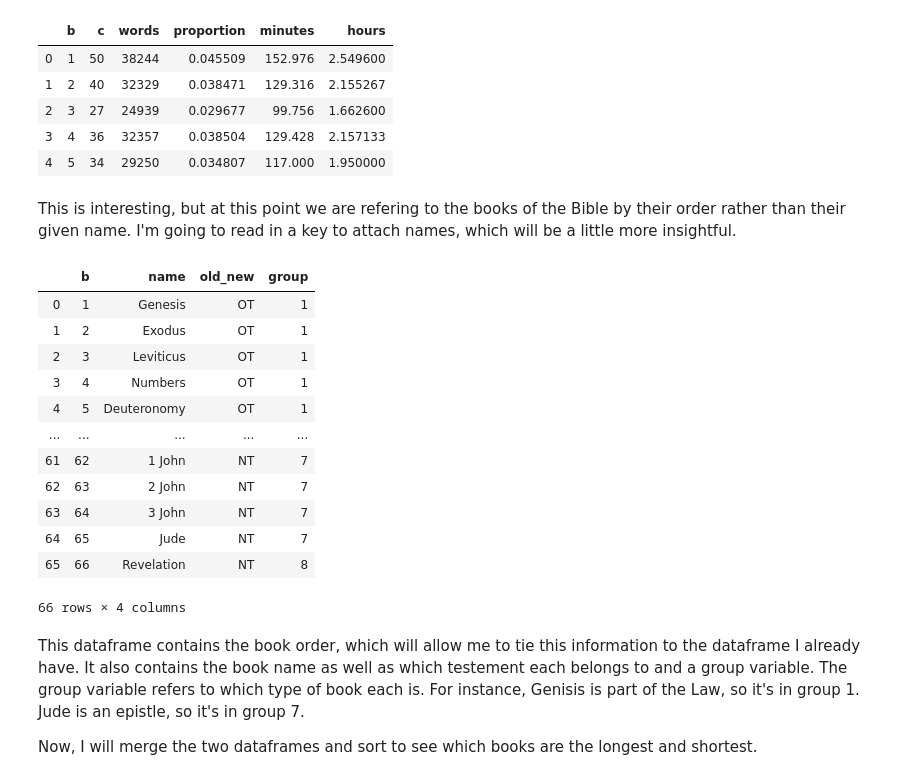
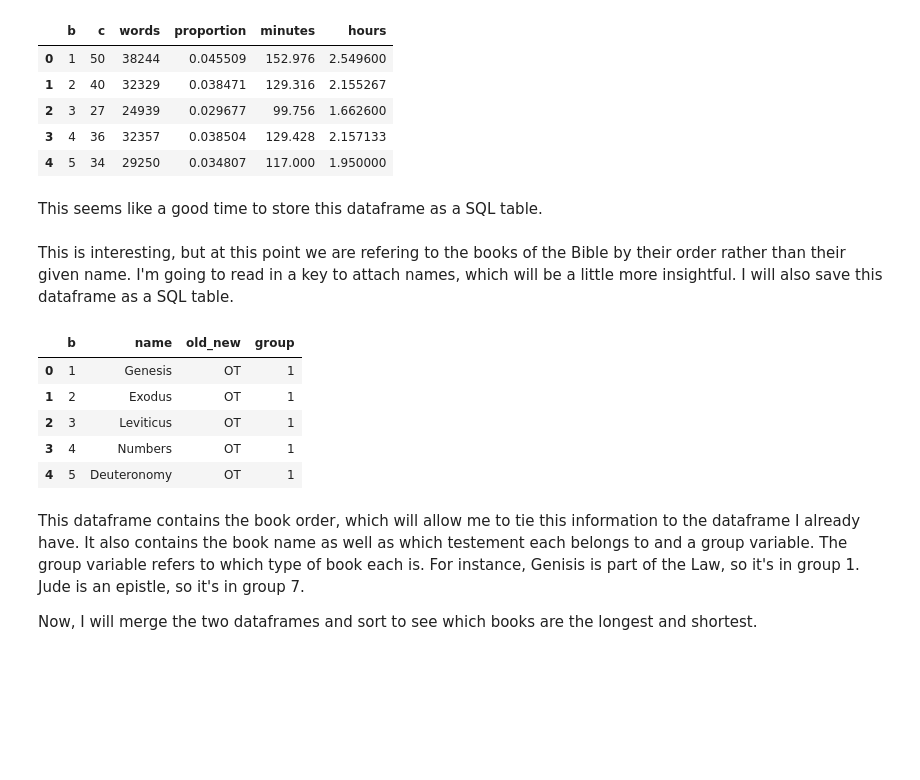
Before and after one commit to davidbusby18/Bible-Research, a Jupyter notebook: 001 - Basic Bible Analytics.ipynb, the cells around one changed output. Saved outputs shown, nothing was run; the diff lists cells and outputs as text; code cells hidden in the pictures; blank space fills up the shorter version.

```diff
--- a/001 - Basic Bible Analytics.ipynb
+++ b/001 - Basic Bible Analytics.ipynb
@@ -104,3 +142,5 @@ books.head()
 | 2 | 3 | 27 | 24939 | 0.029677 | 99.756 | 1.662600 |
 | 3 | 4 | 36 | 32357 | 0.038504 | 129.428 | 2.157133 |
 | 4 | 5 | 34 | 29250 | 0.034807 | 117.000 | 1.950000 |
+# %% [markdown]
+This seems like a good time to store this dataframe as a SQL table.
@@ -107,22 +149,17 @@ books.head()
 # %% [markdown]
-This is interesting, but at this point we are refering to the books of the Bible by their order rather than their given name. I'm going to read in a key to attach names, which will be a little more insightful.
+This is interesting, but at this point we are refering to the books of the Bible by their order rather than their given name. I'm going to read in a key to attach names, which will be a little more insightful. I will also save this dataframe as a SQL table.
 # %%
 book_key = pd.read_csv(r'C:\Bible Research\key_english.csv')
-book_key
+book_key.to_sql('book_key', conn, if_exists='replace', index=False)
-# %% [output]
-|  | b | name | old_new | group |
-| 0 | 1 | Genesis | OT | 1 |
-| 1 | 2 | Exodus | OT | 1 |
-| 2 | 3 | Leviticus | OT | 1 |
-| 3 | 4 | Numbers | OT | 1 |
-| 4 | 5 | Deuteronomy | OT | 1 |
-| ... | ... | ... | ... | ... |
-| 61 | 62 | 1 John | NT | 7 |
-| 62 | 63 | 2 John | NT | 7 |
-| 63 | 64 | 3 John | NT | 7 |
-| 64 | 65 | Jude | NT | 7 |
-| 65 | 66 | Revelation | NT | 8 |
-66 rows × 4 columns
+# %%
+pd.read_sql('select * from book_key limit 5', conn)
+# %% [output]
+|  | b | name | old_new | group |
+| 0 | 1 | Genesis | OT | 1 |
+| 1 | 2 | Exodus | OT | 1 |
+| 2 | 3 | Leviticus | OT | 1 |
+| 3 | 4 | Numbers | OT | 1 |
+| 4 | 5 | Deuteronomy | OT | 1 |
 # %% [markdown]
 This dataframe contains the book order, which will allow me to tie this information to the dataframe I already have. It also contains the book name as well as which testement each belongs to and a group variable. The group variable refers to which type of book each is. For instance, Genisis is part of the Law, so it's in group 1. Jude is an epistle, so it's in group 7.
 
```
Also changed, not shown: parts of 29 cells of this notebook, 6 other files.
